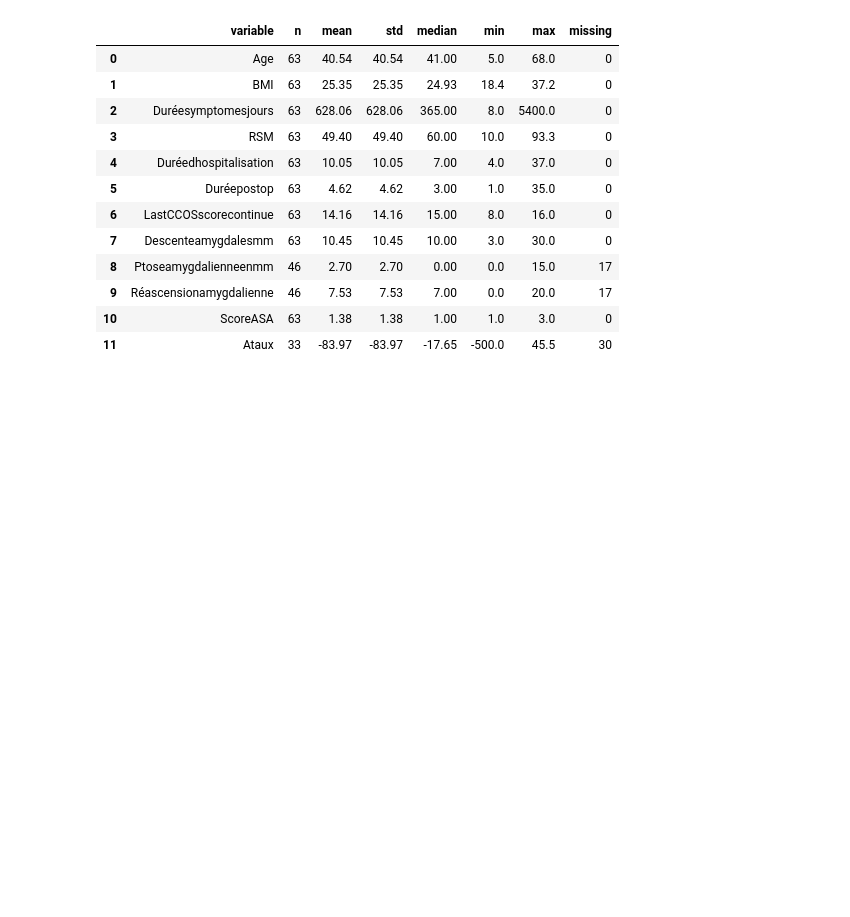
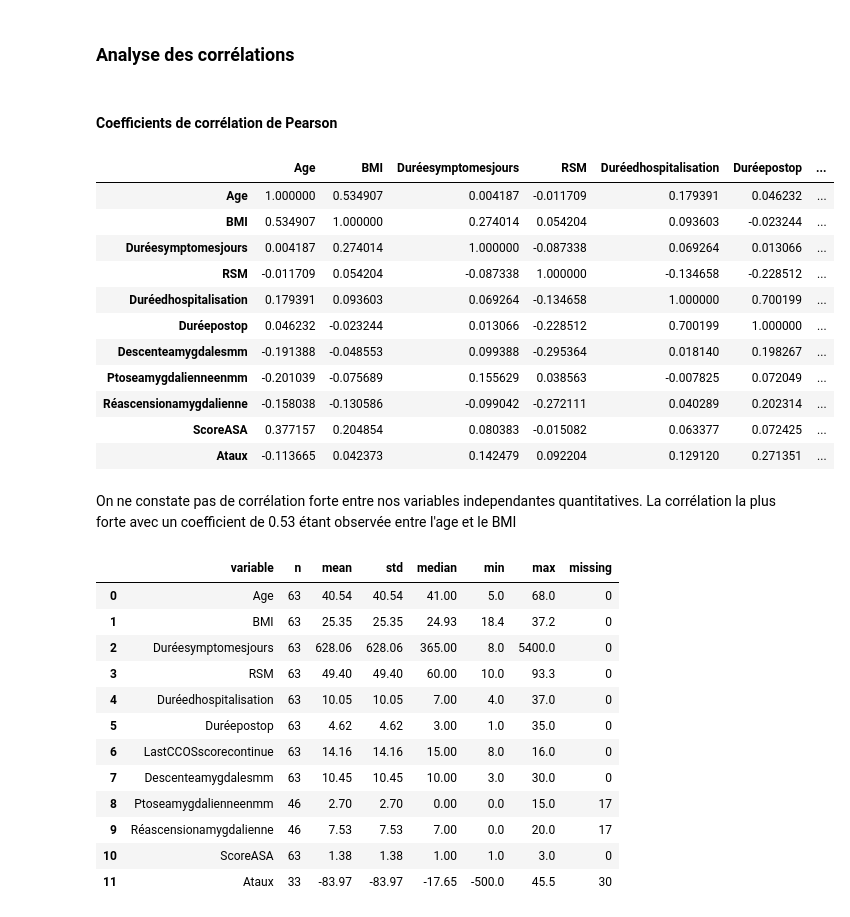
Before and after one commit to bastienbotrel/these_kerima, a Jupyter notebook: analyses.ipynb, the cells around one changed output. Saved outputs shown, nothing was run; the diff lists cells and outputs as text; code cells hidden in the pictures; blank space fills up the shorter version.

```diff
--- a/analyses.ipynb
+++ b/analyses.ipynb
@@ -49,3 +51,25 @@ categorical_variables = ['Sexe', 'Trancheage','Surpoids','Diabete', 'HTA', 'Malf
+# %% [markdown]
+### Analyse des corrélations
+# %% [markdown]
+#### Coefficients de corrélation de Pearson
+# %%
+dataset[['Age', 'BMI', 'Duréesymptomesjours', 'RSM', 'Duréedhospitalisation', 'Duréepostop', 'Descenteamygdalesmm', 'Ptoseamygdalienneenmm',
+         'Réascensionamygdalienne', 'ScoreASA', 'Ataux']].corr()
+# %% [output]
+|  | Age | BMI | Duréesymptomesjours | RSM | Duréedhospitalisation | Duréepostop | ... |
+| Age | 1.000000 | 0.534907 | 0.004187 | -0.011709 | 0.179391 | 0.046232 | ... |
+| BMI | 0.534907 | 1.000000 | 0.274014 | 0.054204 | 0.093603 | -0.023244 | ... |
+| Duréesymptomesjours | 0.004187 | 0.274014 | 1.000000 | -0.087338 | 0.069264 | 0.013066 | ... |
+| RSM | -0.011709 | 0.054204 | -0.087338 | 1.000000 | -0.134658 | -0.228512 | ... |
+| Duréedhospitalisation | 0.179391 | 0.093603 | 0.069264 | -0.134658 | 1.000000 | 0.700199 | ... |
+| Duréepostop | 0.046232 | -0.023244 | 0.013066 | -0.228512 | 0.700199 | 1.000000 | ... |
+| Descenteamygdalesmm | -0.191388 | -0.048553 | 0.099388 | -0.295364 | 0.018140 | 0.198267 | ... |
+| Ptoseamygdalienneenmm | -0.201039 | -0.075689 | 0.155629 | 0.038563 | -0.007825 | 0.072049 | ... |
+| Réascensionamygdalienne | -0.158038 | -0.130586 | -0.099042 | -0.272111 | 0.040289 | 0.202314 | ... |
+| ScoreASA | 0.377157 | 0.204854 | 0.080383 | -0.015082 | 0.063377 | 0.072425 | ... |
+| Ataux | -0.113665 | 0.042373 | 0.142479 | 0.092204 | 0.129120 | 0.271351 | ... |
+# %% [markdown]
+On ne constate pas de corrélation forte entre nos variables independantes quantitatives. La corrélation la plus forte avec un coefficient de 0.53 étant observée entre l'age et le BMI
 # %%
 descriptive_data = []
 for continuous_var in continuous_variables:
```
Also changed, not shown: parts of 66 cells of this notebook.
